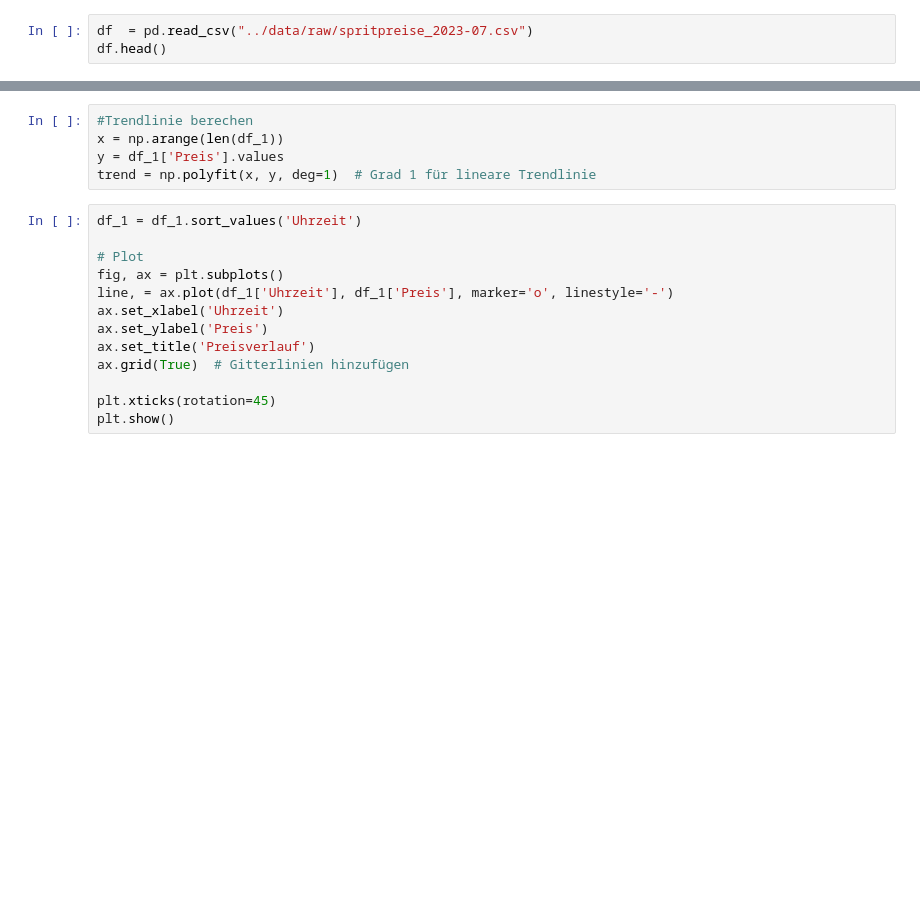
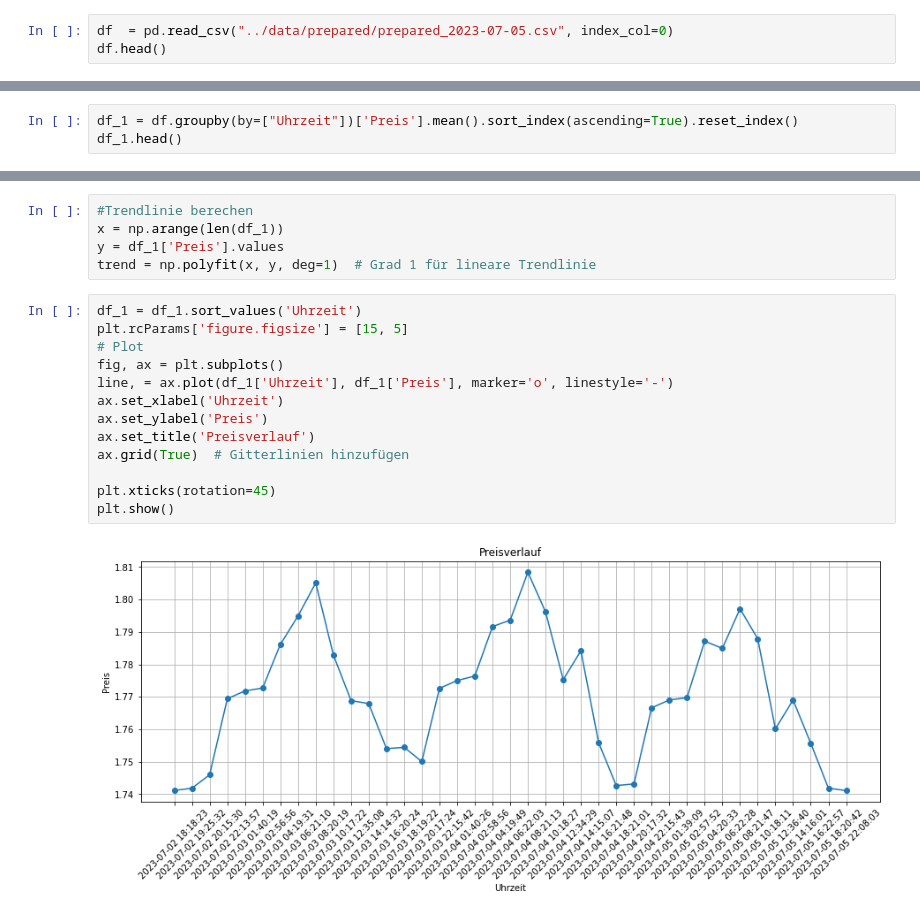
Before and after one commit to Sebbo28/SpritpreisFinder, a Jupyter notebook: analytics/first_check.ipynb, the cells around one changed output, grey strips where cells are left out. Saved outputs shown, nothing was run; the diff lists cells and outputs as text; blank space fills up the shorter version.

```diff
--- a/analytics/first_check.ipynb
+++ b/analytics/first_check.ipynb
@@ -7,5 +7,5 @@ import numpy as np
 import mpldatacursor
 import plotly.express as px
 # %%
-df  = pd.read_csv("../data/raw/spritpreise_2023-07.csv")
+df  = pd.read_csv("../data/prepared/prepared_2023-07-05.csv", index_col=0)
 df.head()
@@ -18,0 +19,3 @@ df_1
+# %%
+df_1 = df.groupby(by=["Uhrzeit"])['Preis'].mean().sort_index(ascending=True).reset_index()
+df_1.head()
@@ -23,17 +33,19 @@ y = df_1['Preis'].values
 trend = np.polyfit(x, y, deg=1)  # Grad 1 für lineare Trendlinie
 # %%
 df_1 = df_1.sort_values('Uhrzeit')
-
+plt.rcParams['figure.figsize'] = [15, 5]
 # Plot
 fig, ax = plt.subplots()
 line, = ax.plot(df_1['Uhrzeit'], df_1['Preis'], marker='o', linestyle='-')
 ax.set_xlabel('Uhrzeit')
 ax.set_ylabel('Preis')
 ax.set_title('Preisverlauf')
 ax.grid(True)  # Gitterlinien hinzufügen
 
 plt.xticks(rotation=45)
 plt.show()
+# %% [output]
+[figure, added]
 # %%
 # Mit hoverover funktion
 fig = px.line(df_1, x='Uhrzeit', y='Preis', hover_data=['Preis'], markers=True)
```
Also changed, not shown: parts of 6 cells of this notebook.
